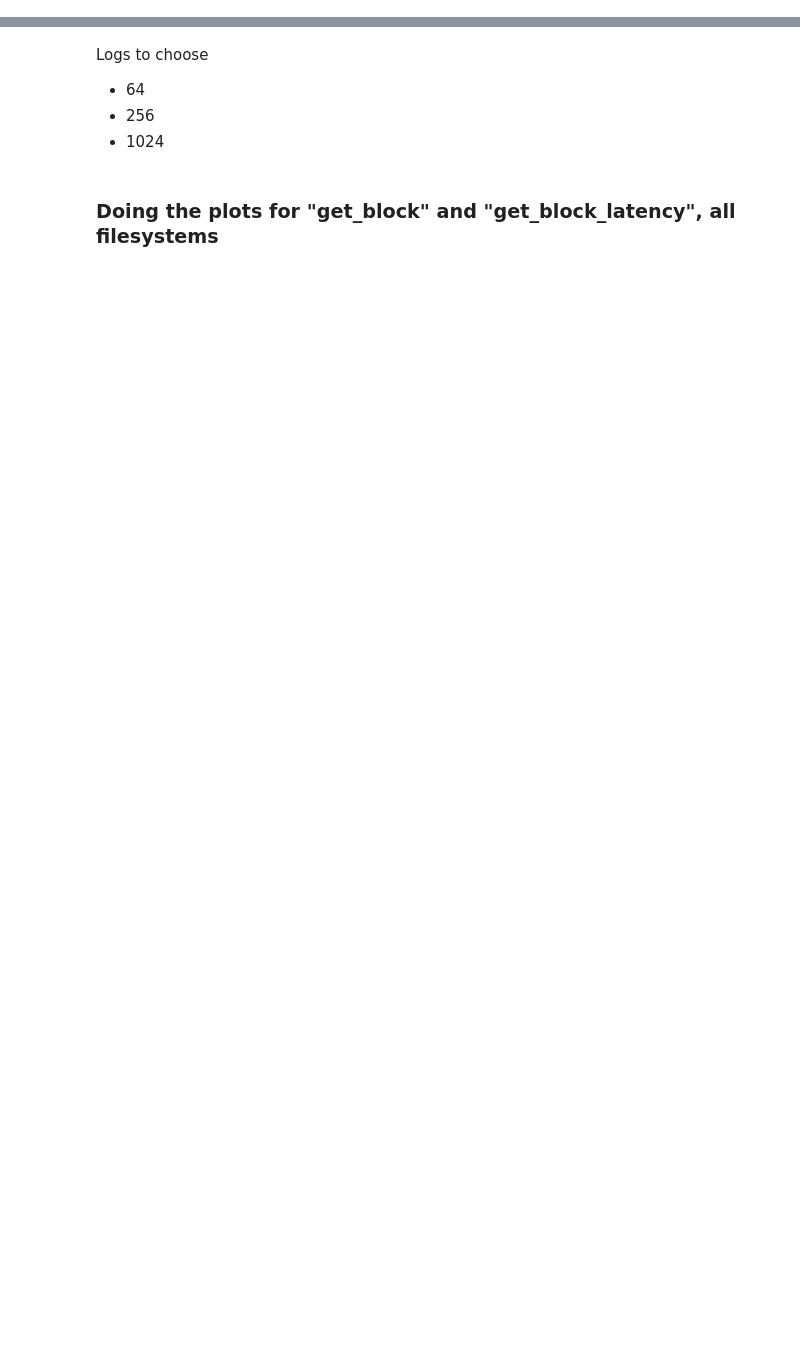
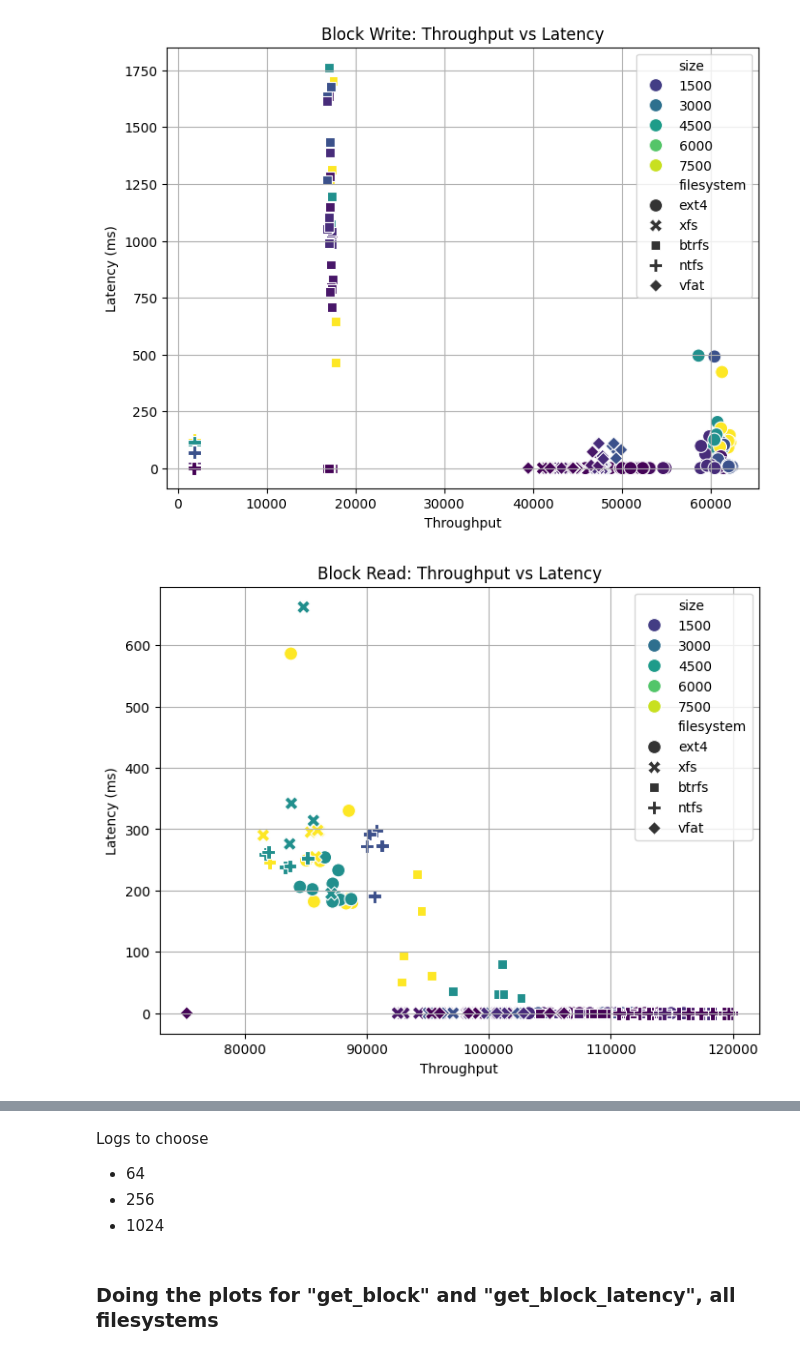
Before and after one commit to em-cd/OS-lab04, a Jupyter notebook: plots.ipynb, the cells around one changed output, grey strips where cells are left out. Drawn from its saved outputs; the diff is of its cells as text; code cells hidden in the pictures; blank space fills up the shorter version.

Commit message:
Plots for task 1 and 2

```diff
--- a/plots.ipynb
+++ b/plots.ipynb
@@ -51,40 +97,35 @@ data.columns
 # -----------------------------
 
 # Metrics to compare
 io_tests = [
     ("put_block", "put_block_latency", "Block Write"),
     ("get_block", "get_block_latency", "Block Read"),
     ("rewrite", "rewrite_latency", "Rewrite"),
 ]
 
 for throughput_col, latency_col, title in io_tests:
 
     # Remove invalid rows
     plot_data = data.dropna(subset=[throughput_col, latency_col])
 
-    # Remove bonnie++ overflow values
-    plot_data = plot_data[plot_data[throughput_col] != "+++++"]
-
-    # Convert to numeric
-    plot_data[throughput_col] = pd.to_numeric(
-        plot_data[throughput_col],
-        errors="coerce"
-    )
-
     plt.figure(figsize=(8,6))
 
     sns.scatterplot(
         data=plot_data,
         x=throughput_col,
         y=latency_col,
-        hue="filesystem",
+        hue="size",
         style="filesystem",
+        palette="viridis",
         s=100
     )
 
     plt.title(f"{title}: Throughput vs Latency")
     plt.xlabel("Throughput")
     plt.ylabel("Latency (ms)")
     plt.grid(True)
 
     plt.show()
+# %% [output]
+[figure, added]
+[figure, added]
```
Also changed, not shown: parts of 13 cells of this notebook.
